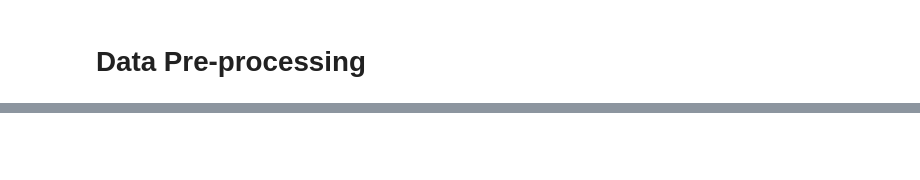
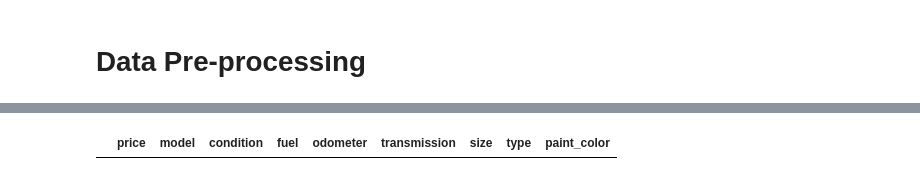
Before and after one commit to dericatienza/udacity-mlnd-capstone-project, a Jupyter notebook: data_preprocessing.ipynb, the cells around one changed output, grey strips where cells are left out. Drawn from its saved outputs; the diff is of its cells as text; code cells hidden in the pictures; blank space fills up the shorter version.

```diff
--- a/data_preprocessing.ipynb
+++ b/data_preprocessing.ipynb
@@ -32,3 +32,7 @@ df
+# %%
+df[df['price'] < 1000]
+# %% [output]
+|  | price | model | condition | fuel | odometer | transmission | size | type | paint_color |
 # %%
 df = df.sample(frac=1)
 # %%
```
Also changed, not shown: parts of 8 cells of this notebook, 3 other files.
